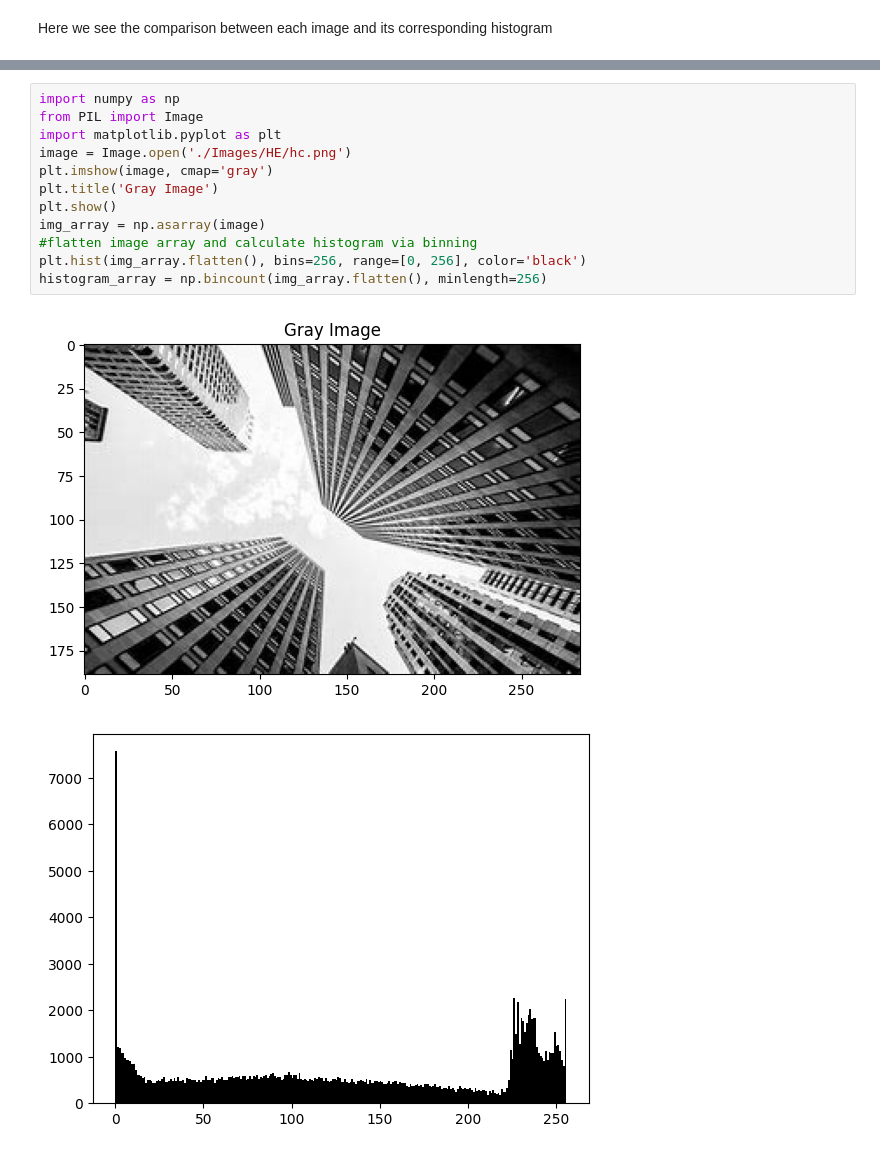
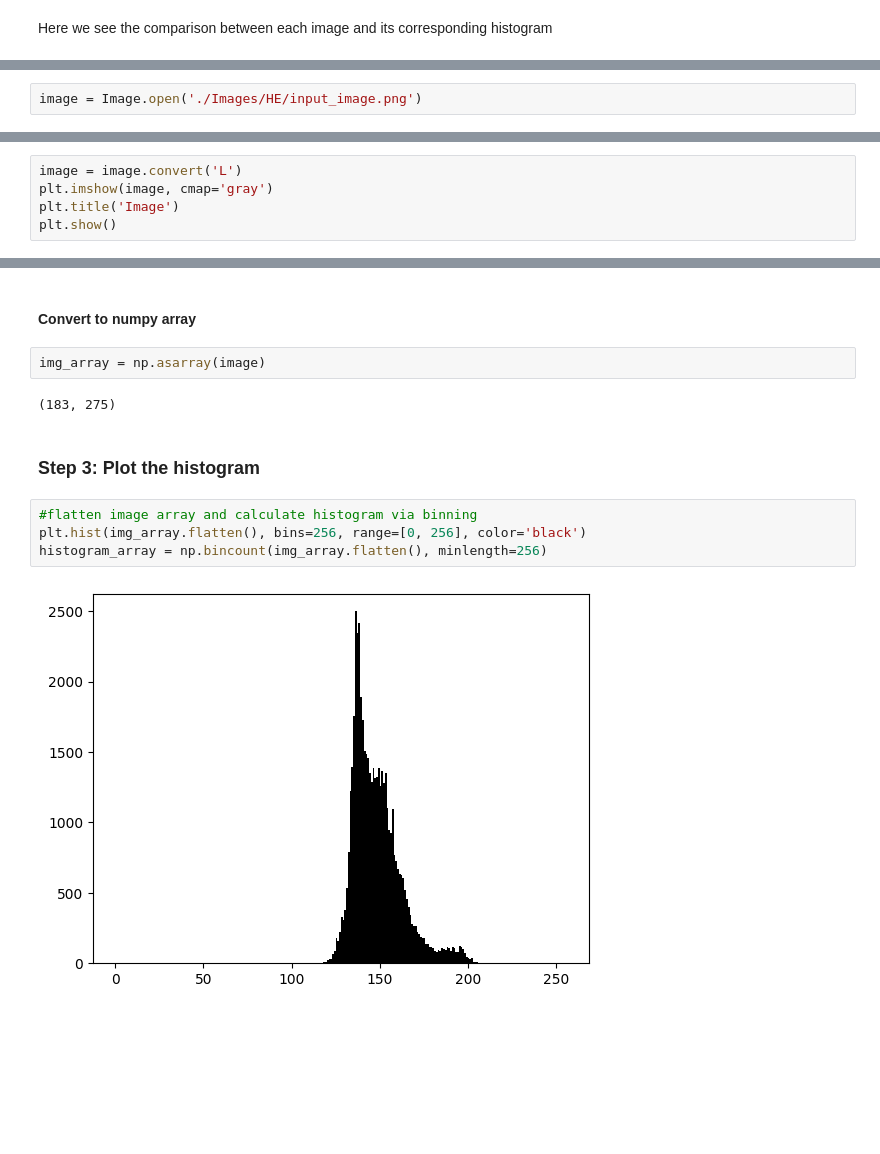
Before and after one commit to Sumo01/ImageDetection-Methodologies, a Jupyter notebook: HistogramEquilization.ipynb, the cells around one changed output, grey strips where cells are left out. Drawn from its saved outputs; the diff is of its cells as text; blank space fills up the shorter version.

```diff
--- a/HistogramEquilization.ipynb
+++ b/HistogramEquilization.ipynb
@@ -116,0 +128,2 @@ Here we see the comparison between each image and its corresponding histogram
+# %%
+image = Image.open('./Images/HE/input_image.png')
@@ -116,0 +135,5 @@ Here we see the comparison between each image and its corresponding histogram
+# %%
+image = image.convert('L')
+plt.imshow(image, cmap='gray')
+plt.title('Image')
+plt.show()
@@ -117,15 +142,14 @@ Here we see the comparison between each image and its corresponding histogram
+# %% [markdown]
+#### Convert to numpy array
+# %%
+img_array = np.asarray(image)
+# %% [output]
+(183, 275)
+# %% [markdown]
+### Step 3: Plot the histogram
 # %%
-import numpy as np
-from PIL import Image
-import matplotlib.pyplot as plt
-image = Image.open('./Images/HE/hc.png')
-plt.imshow(image, cmap='gray')
-plt.title('Gray Image')
-plt.show()
-img_array = np.asarray(image)
 #flatten image array and calculate histogram via binning
 plt.hist(img_array.flatten(), bins=256, range=[0, 256], color='black')
 histogram_array = np.bincount(img_array.flatten(), minlength=256)
 # %% [output]
-[figure, old version]
+[figure, new version]
-[figure, removed]
```
Also changed, not shown: parts of 27 cells of this notebook, 2 other files.
